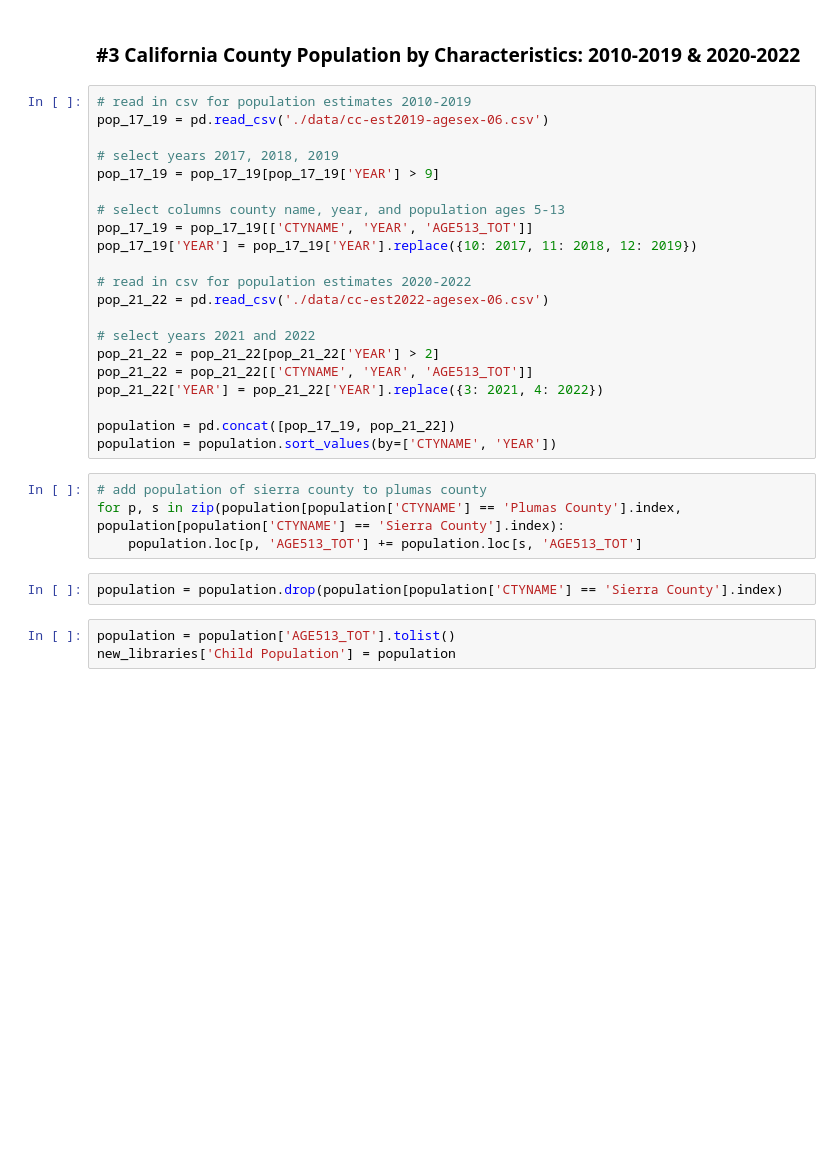
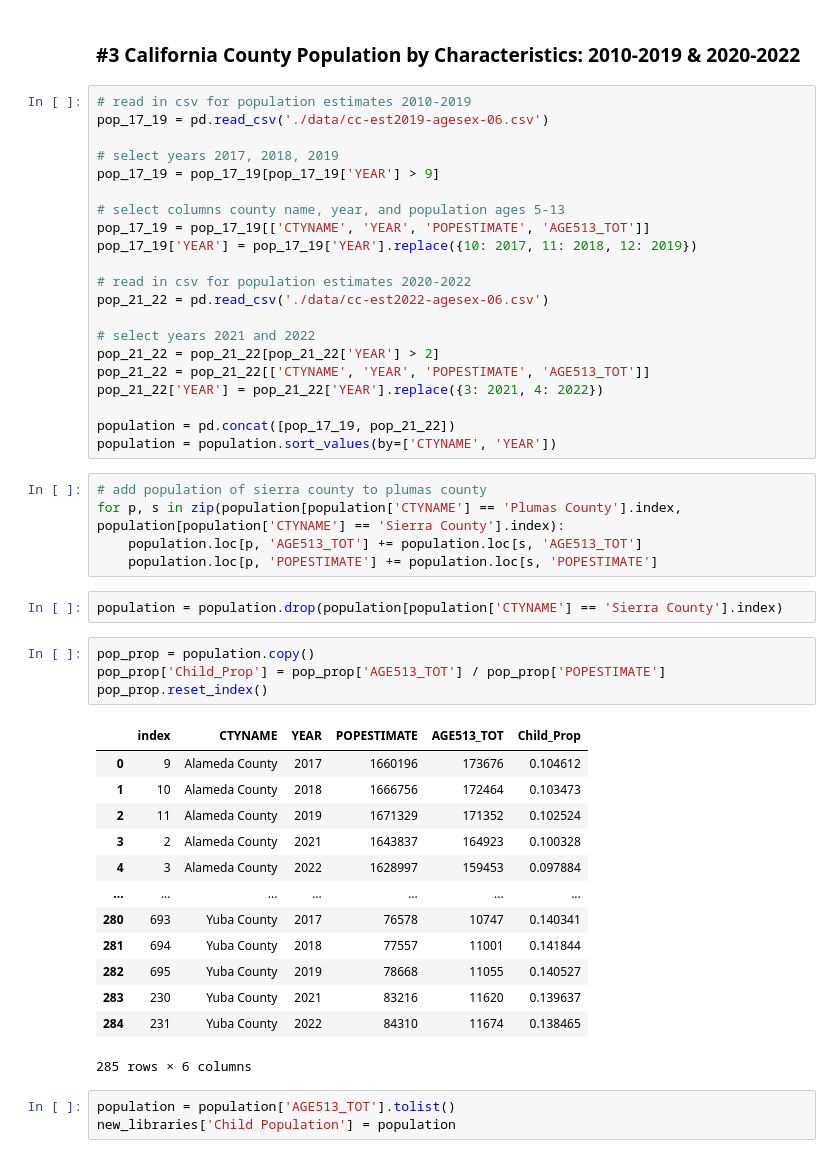
Before and after one commit to KaitlynChou/COGS-108-Project, a Jupyter notebook: EDACheckpoint_Group057_WI24.ipynb, the cells around one changed output. Drawn from its saved outputs; the diff is of its cells as text; blank space fills up the shorter version.

```diff
--- a/EDACheckpoint_Group057_WI24.ipynb
+++ b/EDACheckpoint_Group057_WI24.ipynb
@@ -387,7 +387,7 @@ pop_17_19 = pd.read_csv('./data/cc-est2019-agesex-06.csv')
 pop_17_19 = pop_17_19[pop_17_19['YEAR'] > 9]
 
 # select columns county name, year, and population ages 5-13
-pop_17_19 = pop_17_19[['CTYNAME', 'YEAR', 'AGE513_TOT']]
+pop_17_19 = pop_17_19[['CTYNAME', 'YEAR', 'POPESTIMATE', 'AGE513_TOT']]
 pop_17_19['YEAR'] = pop_17_19['YEAR'].replace({10: 2017, 11: 2018, 12: 2019})
 
 # read in csv for population estimates 2020-2022
@@ -395,7 +395,7 @@ pop_21_22 = pd.read_csv('./data/cc-est2022-agesex-06.csv')
 
 # select years 2021 and 2022
 pop_21_22 = pop_21_22[pop_21_22['YEAR'] > 2]
-pop_21_22 = pop_21_22[['CTYNAME', 'YEAR', 'AGE513_TOT']]
+pop_21_22 = pop_21_22[['CTYNAME', 'YEAR', 'POPESTIMATE', 'AGE513_TOT']]
 pop_21_22['YEAR'] = pop_21_22['YEAR'].replace({3: 2021, 4: 2022})
 
 population = pd.concat([pop_17_19, pop_21_22])
@@ -404,8 +404,27 @@ population = population.sort_values(by=['CTYNAME', 'YEAR'])
 # add population of sierra county to plumas county
 for p, s in zip(population[population['CTYNAME'] == 'Plumas County'].index, population[population['CTYNAME'] == 'Sierra County'].index):
     population.loc[p, 'AGE513_TOT'] += population.loc[s, 'AGE513_TOT']
+    population.loc[p, 'POPESTIMATE'] += population.loc[s, 'POPESTIMATE']
 # %%
 population = population.drop(population[population['CTYNAME'] == 'Sierra County'].index)
+# %%
+pop_prop = population.copy()
+pop_prop['Child_Prop'] = pop_prop['AGE513_TOT'] / pop_prop['POPESTIMATE']
+pop_prop.reset_index()
+# %% [output]
+|  | index | CTYNAME | YEAR | POPESTIMATE | AGE513_TOT | Child_Prop |
+| 0 | 9 | Alameda County | 2017 | 1660196 | 173676 | 0.104612 |
+| 1 | 10 | Alameda County | 2018 | 1666756 | 172464 | 0.103473 |
+| 2 | 11 | Alameda County | 2019 | 1671329 | 171352 | 0.102524 |
+| 3 | 2 | Alameda County | 2021 | 1643837 | 164923 | 0.100328 |
+| 4 | 3 | Alameda County | 2022 | 1628997 | 159453 | 0.097884 |
+| ... | ... | ... | ... | ... | ... | ... |
+| 280 | 693 | Yuba County | 2017 | 76578 | 10747 | 0.140341 |
+| 281 | 694 | Yuba County | 2018 | 77557 | 11001 | 0.141844 |
+| 282 | 695 | Yuba County | 2019 | 78668 | 11055 | 0.140527 |
+| 283 | 230 | Yuba County | 2021 | 83216 | 11620 | 0.139637 |
+| 284 | 231 | Yuba County | 2022 | 84310 | 11674 | 0.138465 |
+285 rows × 6 columns
 # %%
 population = population['AGE513_TOT'].tolist()
 new_libraries['Child Population'] = population
```
Also changed, not shown: parts of 11 cells of this notebook.
